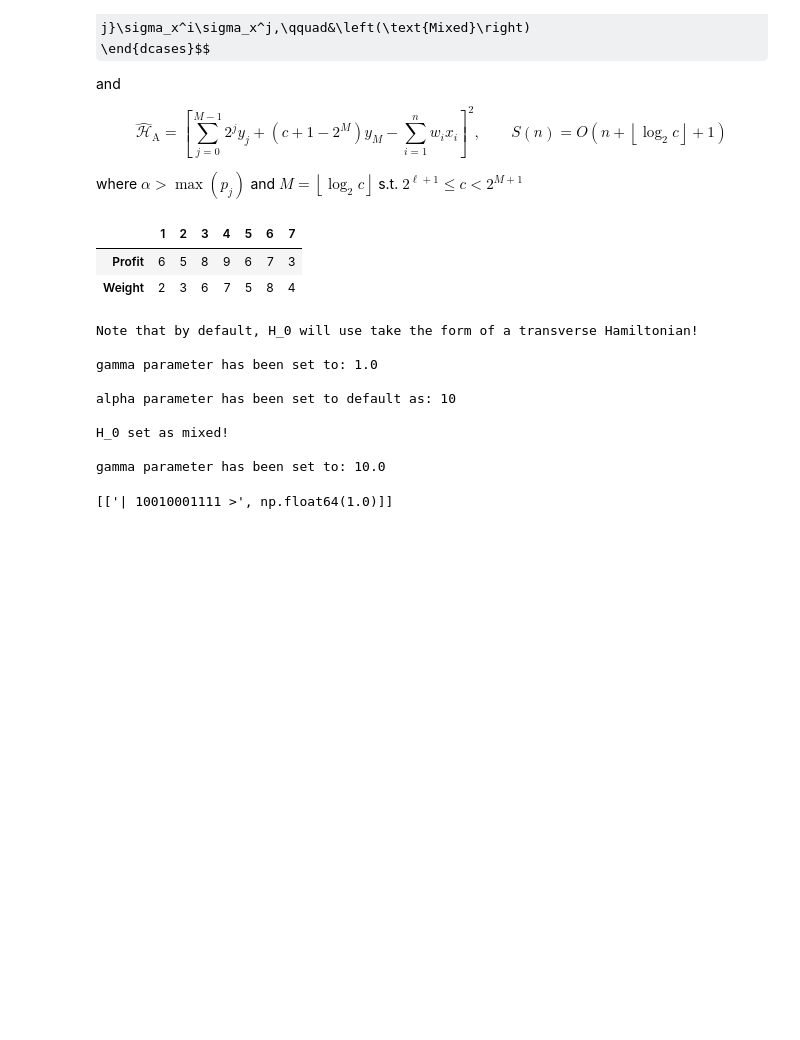
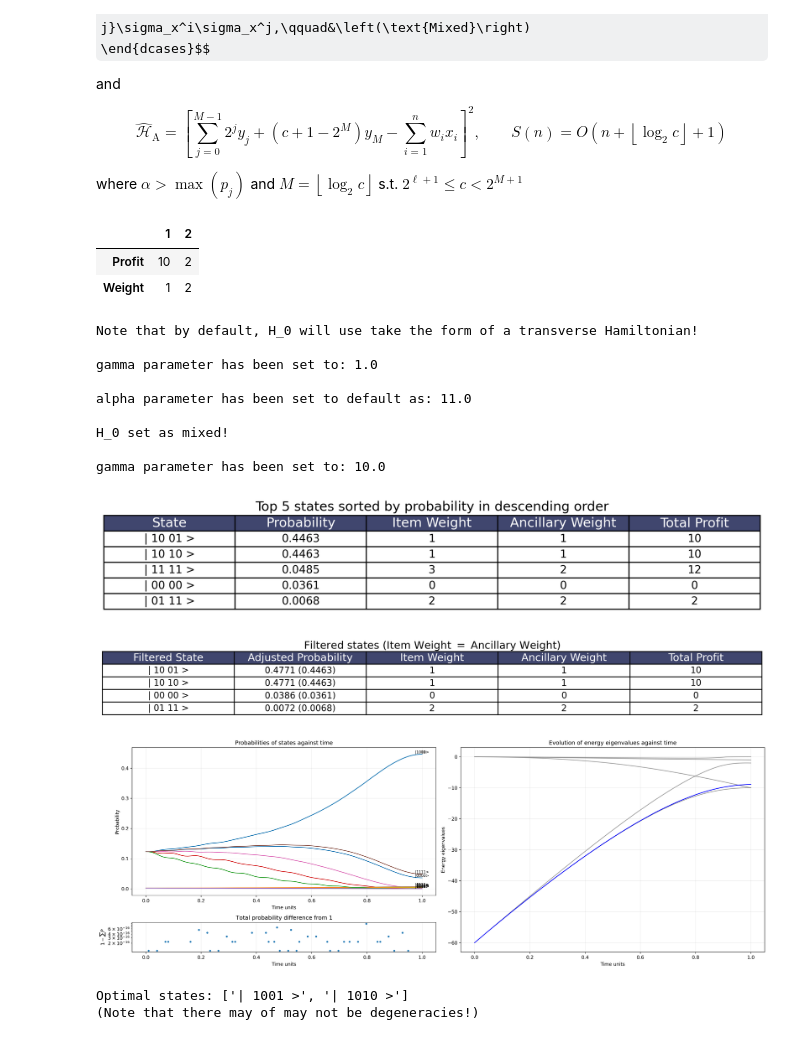
Before and after one commit to raw-asparagus/SP3172, a Jupyter notebook: quantum_annealing/main.ipynb, the cells around one changed output. Cells and saved outputs as stored; diff of their text form; code cells hidden in the pictures; some formulas as TeX source; blank space fills up the shorter version.

Commit message:
Update printing flag and type hints

```diff
--- a/quantum_annealing/main.ipynb
+++ b/quantum_annealing/main.ipynb
@@ -22,73 +22,58 @@ import numpy as np
 import pandas as pd
 # %%
 #   Parameters to set
-# profits = np.array([10, 2])
-# weights = np.array([1, 2])
-# capacity = 2
+profits = np.array([10, 2])
+weights = np.array([1, 2])
+capacity = 2
 
 # profits = np.array([8, 3, 5, 6, 9])
 # weights = np.array([1, 2, 1, 3, 2])
 # capacity = 7
 
-profits = np.array([6, 5, 8, 9, 6, 7, 3])
-weights = np.array([2, 3, 6, 7, 5, 8, 4])
-capacity = 9
+# profits = np.array([6, 5, 8, 9, 6, 7, 3])
+# weights = np.array([2, 3, 6, 7, 5, 8, 4])
+# capacity = 9
 
-df = pd.DataFrame({
-    "Profit": profits,
-    "Weight": weights
-}).T
+df = pd.DataFrame({"Profit": profits, "Weight": weights}).T
 df.columns = range(1, len(df.columns) + 1)
 
 display(df)
 
 num_steps = 100
 num_sub_steps = 100
 
 sim = Coffey(profits, weights, capacity)
 
 sim.set_H_0_state("mixed")
 sim.set_gamma(10.0)
-# sim.set_alpha(0)
+# sim.set_alpha(12)
 
 res = sim.anneal(num_steps)
-# res = sim.manual_anneal(num_steps)
 probs = sim.compute_probs(res, num_sub_steps)
 simulated_spectrum = sim.simulate_spectrum(num_sub_steps)
 computed_spectrum = sim.compute_spectrum(res, num_sub_steps)
 
 dis = MakeGraphCoffey()
 dis.set_probs(probs)
 dis.set_simulated_spectrum(simulated_spectrum)
 dis.set_computed_spectrum(computed_spectrum)
 
 dis.display_probs(sim)
 dis.display_filtered_probs(sim)
 dis.display_graph(sim, 5)
 # %% [output]
-|  | 1 | 2 | 3 | 4 | 5 | 6 | 7 |
-| Profit | 6 | 5 | 8 | 9 | 6 | 7 | 3 |
-| Weight | 2 | 3 | 6 | 7 | 5 | 8 | 4 |
+|  | 1 | 2 |
+| Profit | 10 | 2 |
+| Weight | 1 | 2 |
 Note that by default, H_0 will use take the form of a transverse Hamiltonian!
 
 gamma parameter has been set to: 1.0
 
-alpha parameter has been set to default as: 10
+alpha parameter has been set to default as: 11.0
 
 H_0 set as mixed!
 
 gamma parameter has been set to: 10.0
+[figure, added]
+[figure, added]
+[figure, added]
-# %%
-ground_state = Observable.get_ground_eigenstate(sim.get_H(1))
-
-basis_system = Basis(sim.get_total_qubits())
-
-probs_lst = []
-for idx, state in enumerate(basis_system.get_basis_states()):
-    prob = np.power(np.abs(state.dag() * ground_state), 2)
-    if prob > 0:
-        probs_lst.append(["| " + format(idx, f"0{sim.get_total_qubits()}b") + " >", prob])
-
-print(probs_lst)
-# %% [output]
-[['| 10010001111 >', np.float64(1.0)]]
@@ -151,0 +80,10 @@ prob_matrix = np.zeros((alphas.shape[0], gammas.shape[0]))
+# %%
+valid_solutions = sim.get_H_P_ground_states()
+print(
+    f"Optimal states: {["| " + psi + " >" for psi in valid_solutions]}\n(Note that there may of may not be degeneracies!)"
+)
+
+sim.set_output_status(False)
+# %% [output]
+Optimal states: ['| 1001 >', '| 1010 >']
+(Note that there may of may not be degeneracies!)
```
Also changed, not shown: parts of 8 cells of this notebook, 4 other files.
